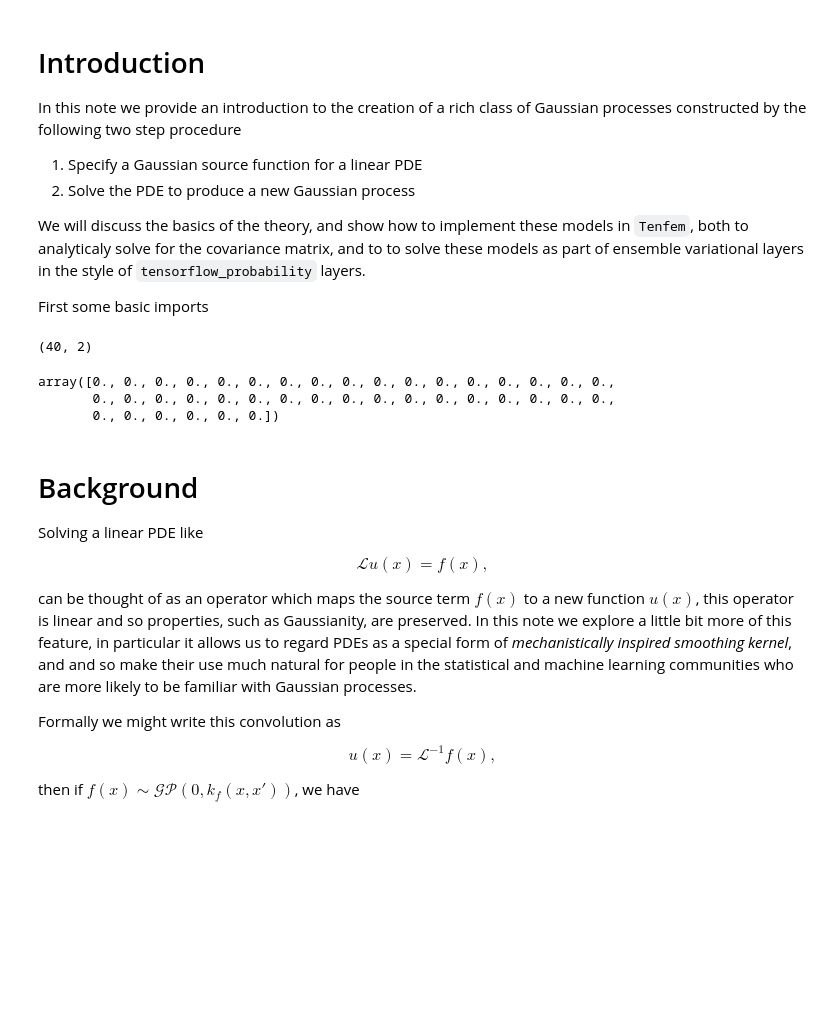
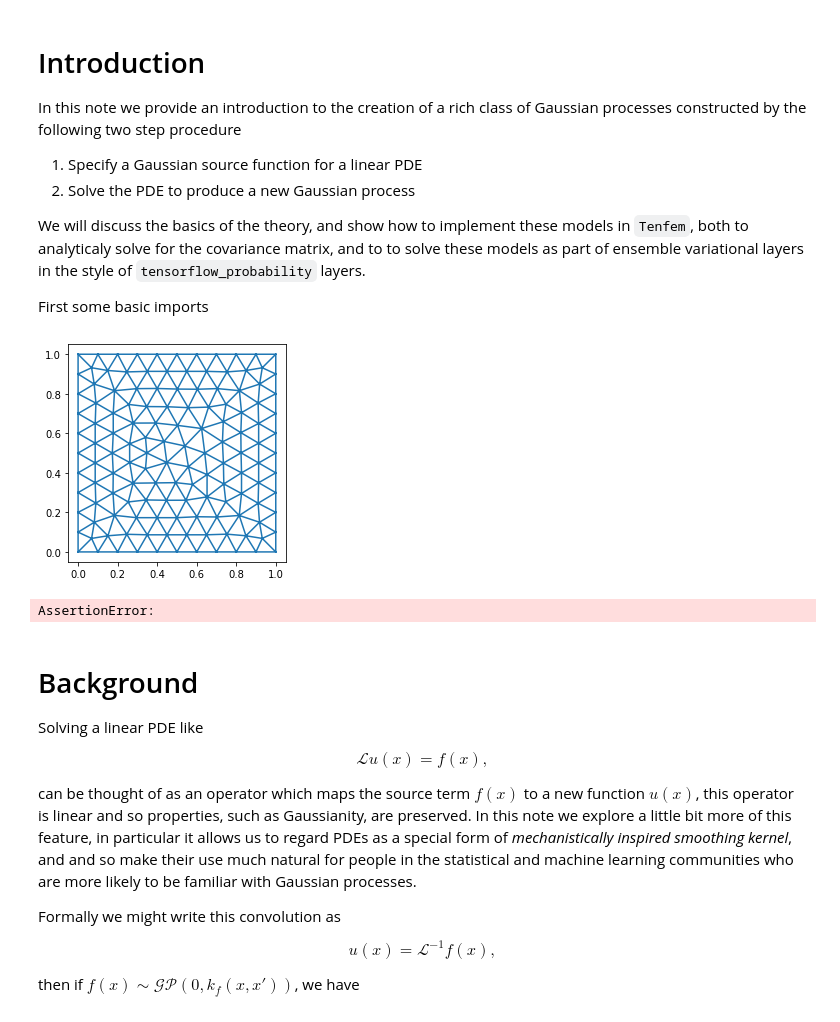
Before and after one commit to danieljtait/tenfem, a Jupyter notebook: examples/notebooks/intro_to_gp_forced_pdes.ipynb, the cells around one changed output. Saved outputs shown, nothing was run; the diff lists cells and outputs as text; code cells hidden in the pictures; blank space fills up the shorter version.

Commit message:
added circle mesh to examples

```diff
--- a/examples/notebooks/intro_to_gp_forced_pdes.ipynb
+++ b/examples/notebooks/intro_to_gp_forced_pdes.ipynb
@@ -16,18 +16,20 @@ First some basic imports
 # %%
 import tenfem
 verts = [[0., 0.], [1., 0.], [1., 1.], [0., 1.]]
-p, e, t = tenfem.mesh.MatlabTrimeshGenerator.from_verts(verts, 0.1)
-
-edges = e[:2].T
-print(edges.shape)
+mesh = tenfem.mesh.MatlabTrimeshGenerator.from_verts(verts, 0.1)
-# %% [output]
-(40, 2)
-# %%
-e[6]
-# %% [output]
-array([0., 0., 0., 0., 0., 0., 0., 0., 0., 0., 0., 0., 0., 0., 0., 0., 0.,
-       0., 0., 0., 0., 0., 0., 0., 0., 0., 0., 0., 0., 0., 0., 0., 0., 0.,
-       0., 0., 0., 0., 0., 0.])
+# %%
+import matplotlib.pyplot as plt
+mesh.add_matplotlib_tri()
+fig, ax = plt.subplots()
+ax.triplot(mesh._triang)
+ax.set_aspect('equal')
+plt.show()
+# %% [output]
+[figure, added]
+# %%
+assert(False)
+# %% [output]
+AssertionError:
 # %%
 import numpy as np
 import tensorflow as tf
```
Also changed, not shown: parts of 5 cells of this notebook, 2 other files.
